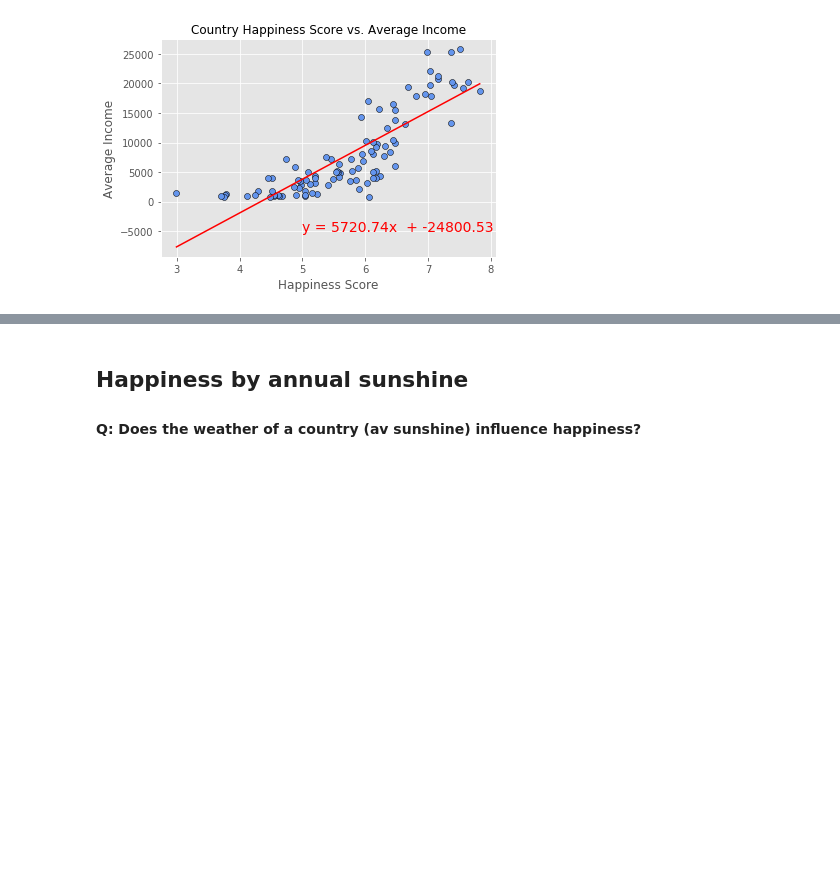
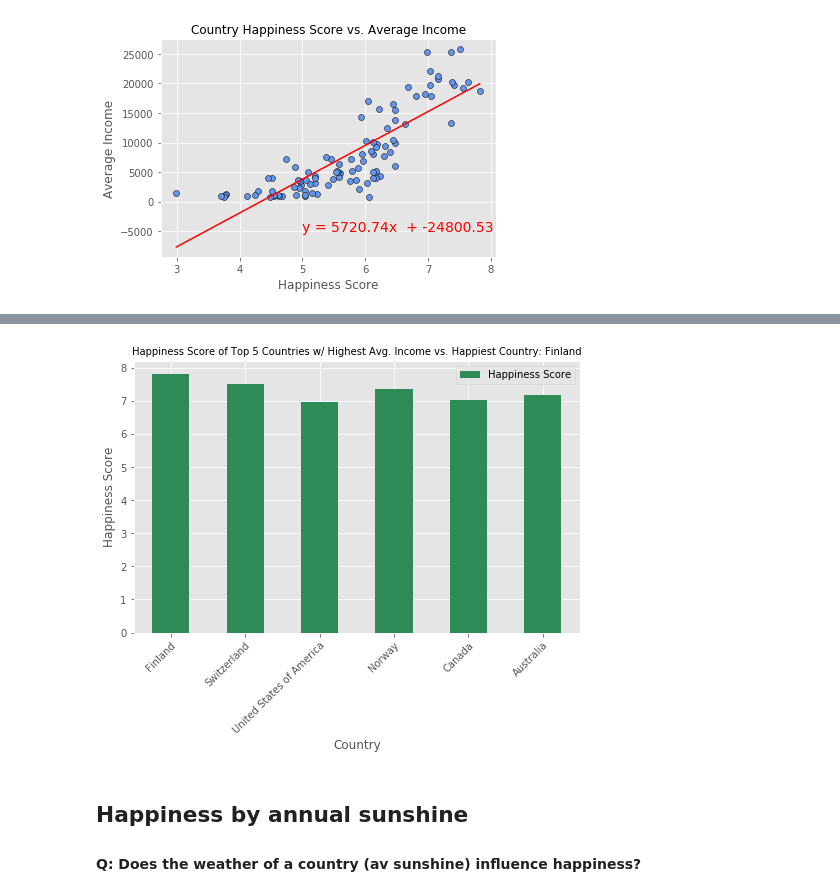
Before and after one commit to CBPher24/Exploring-World-Happiness, a Jupyter notebook: MainWork/All_Questions_team.ipynb, the cells around one changed output, grey strips where cells are left out. Drawn from its saved outputs; the diff is of its cells as text; code cells hidden in the pictures; blank space fills up the shorter version.

```diff
--- a/MainWork/All_Questions_team.ipynb
+++ b/MainWork/All_Questions_team.ipynb
@@ -66,3 +66,8 @@ avg_income.head()
 | 6 | 8 | Norway | 7.365 | 0.786 | 1373.33 | 25272.0 | ... |
 | 12 | 15 | Canada | 7.025 | 0.783 | 2028.04 | 22042.0 | ... |
 | 9 | 12 | Australia | 7.162 | 0.772 | 2843.57 | 21329.0 | ... |
+# %%
+happiest_country = happy_df.loc[happy_df['Country'] == 'Finland']
+happiest_country_df = pd.DataFrame({'Country' : happiest_country['Country'],
+                                    'Happiness Score' : happiest_country['Happiness Score']})
+happiest_country_df
@@ -68,0 +77,9 @@ avg_income.head()
+# %%
+# avg_income['Country + Rank'] = avg_income['Country'] + " (Happiness Rank: " + avg_income['RANK'].astype(str) +")"
+
+avg_income_bcdata = pd.DataFrame({'Country' : avg_income['Country'],
+                                  'Happiness Score' : avg_income['Happiness Score'],})
+
+avg_income_bcdata = avg_income_bcdata.head(5)
+avg_income_concat_df = pd.concat([happiest_country_df, avg_income_bcdata])
+avg_income_concat_df
@@ -69,3 +94,26 @@ avg_income.head()
+# %%
+# colors = {avg_income_concat_df.loc[avg_income_concat_df['Country'] == 'Finland'] : 'gold',
+#           avg_income_concat_df.loc[avg_income_concat_df['Country'] == 'Switzerland'] : 'seagreen',
+#           avg_income_concat_df.loc[avg_income_concat_df['Country'] == 'United States of America'] : 'seagreen',
+#           avg_income_concat_df.loc[avg_income_concat_df['Country'] == 'Norway'] : 'seagreen',
+#           avg_income_concat_df.loc[avg_income_concat_df['Country'] == 'Canada'] : 'seagreen',
+#           avg_income_concat_df.loc[avg_income_concat_df['Country'] == 'Australia'] : 'seagreen'}
+
+avg_income_bc = avg_income_concat_df.plot(kind = 'bar', color = 'seagreen', figsize = (8,5))
+
+plt.title('Happiness Score of Top 5 Countries w/ Highest Avg. Income vs. Happiest Country: Finland', fontsize = 10)
+plt.xlabel('Country')
+plt.ylabel('Happiness Score')
+
+xticks = avg_income_concat_df['Country']
+avg_income_bc.set_xticklabels(xticks, rotation=45, rotation_mode="anchor", ha="right", wrap=True)
+
+plt.show()
+
+# Need to figure out how to change the color of just one bar (Finland)
+# Thoughts on adding an avg. happiness score line to these bar charts??
+# %% [output]
+[figure, added]
 # %% [markdown]
 ## Happiness by annual sunshine
 #### Q: Does the weather of a country (av sunshine) influence happiness?
```
Also changed, not shown: parts of 8 cells of this notebook, 2 other files.
